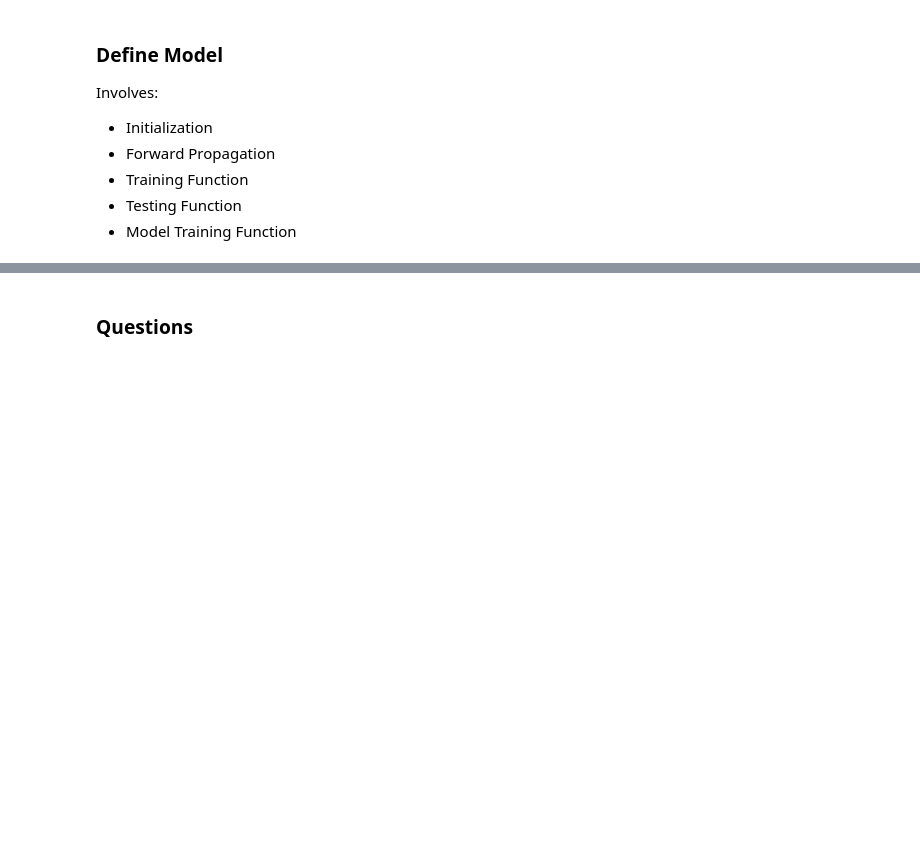
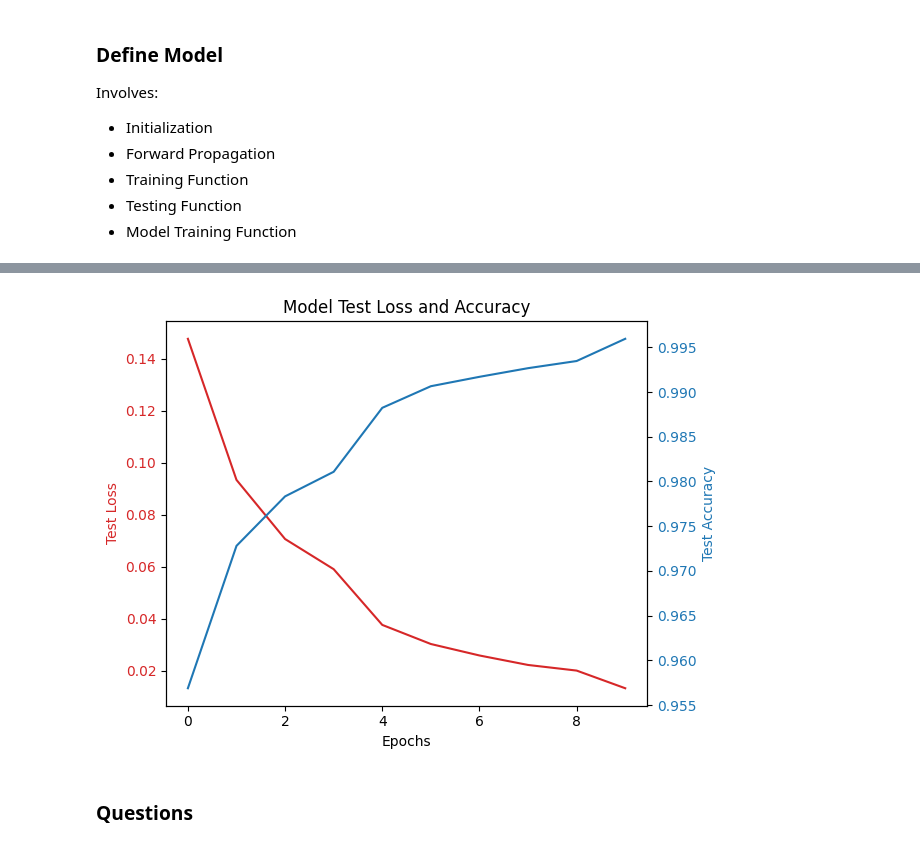
Before and after one commit to dhruvshr/cmpsc445, a Jupyter notebook: assignments/m7assignment.ipynb, the cells around one changed output, grey strips where cells are left out. Saved outputs shown, nothing was run; the diff lists cells and outputs as text; code cells hidden in the pictures; blank space fills up the shorter version.

```diff
--- a/assignments/m7assignment.ipynb
+++ b/assignments/m7assignment.ipynb
@@ -136,6 +136,10 @@ class NeuralNet(nn.Module):
         return test_loss, test_accuracy
 
     def train_model(model, train_dataloader, test_dataloader, optimizer, num_epochs):
+        # test loss and accuracy after each epoch
+        test_loss_lst = []
+        test_accuracy_lst = []
+
         for i in range(num_epochs):
             # train model for one epoch
             train_loss = NeuralNet.training(model, train_dataloader, optimizer)
@@ -143,12 +147,18 @@ class NeuralNet(nn.Module):
             # test model on validation set
             test_loss, test_accuracy = NeuralNet.testing(model, test_dataloader)
 
+            # append to lists
+            test_loss_lst.append(test_loss)
+            test_accuracy_lst.append(test_accuracy)
+
             # print stats
             print(
                 f"Epoch: {i+1} | Train Loss: {train_loss:.5f} |",
                 f"Test Loss: {test_loss:.5f} | Test Accuracy: {test_accuracy:.5f}"
             )
 
+        return test_loss_lst, test_accuracy_lst
+
 # model = NeuralNet()
 # print(f"Model: {model}")
 # print(f"Parameter Sum: {sum([torch.prod(torch.tensor(i.shape)) for i in model.parameters()])}")
@@ -191,9 +201,9 @@ test_dataloader = torch.utils.data.DataLoader(
 
 # running model train function
 model = NeuralNet()
-optimizer = torch.optim.Adam(model.parameters(), lr=0.001)
+optimizer = torch.optim.Adam(model.parameters(), lr=0.01)
 
-NeuralNet.train_model(
+test_loss_lst, test_accuracy_lst = NeuralNet.train_model(
     model,
     train_dataloader,
     test_dataloader,
@@ -203,2 +231,29 @@ NeuralNet.train_model(
+# %%
+import matplotlib.pyplot as plt
+
+test_loss_lst
+test_accuracy_lst
+
+# Create a figure with two subplots
+fig, ax1 = plt.subplots()
+
+# plotting test loss
+color = 'tab:red'
+ax1.set_xlabel('Epochs')
+ax1.set_ylabel('Test Loss', color=color)
+ax1.plot(test_loss_lst, color=color, label='Test Loss')
+ax1.tick_params(axis='y', labelcolor=color)
+
+# second y-axis for test accuracy
+ax2 = ax1.twinx()
+color = 'tab:blue'
+ax2.set_ylabel('Test Accuracy', color=color)
+ax2.plot(test_accuracy_lst, color=color, label='Test Accuracy')
+ax2.tick_params(axis='y', labelcolor=color)
+plt.title('Model Test Loss and Accuracy')
+fig.tight_layout()
+plt.show()
+# %% [output]
+[figure, added]
 # %% [markdown]
 ### Questions
```
Also changed, not shown: parts of 7 cells of this notebook, 3 other files.
